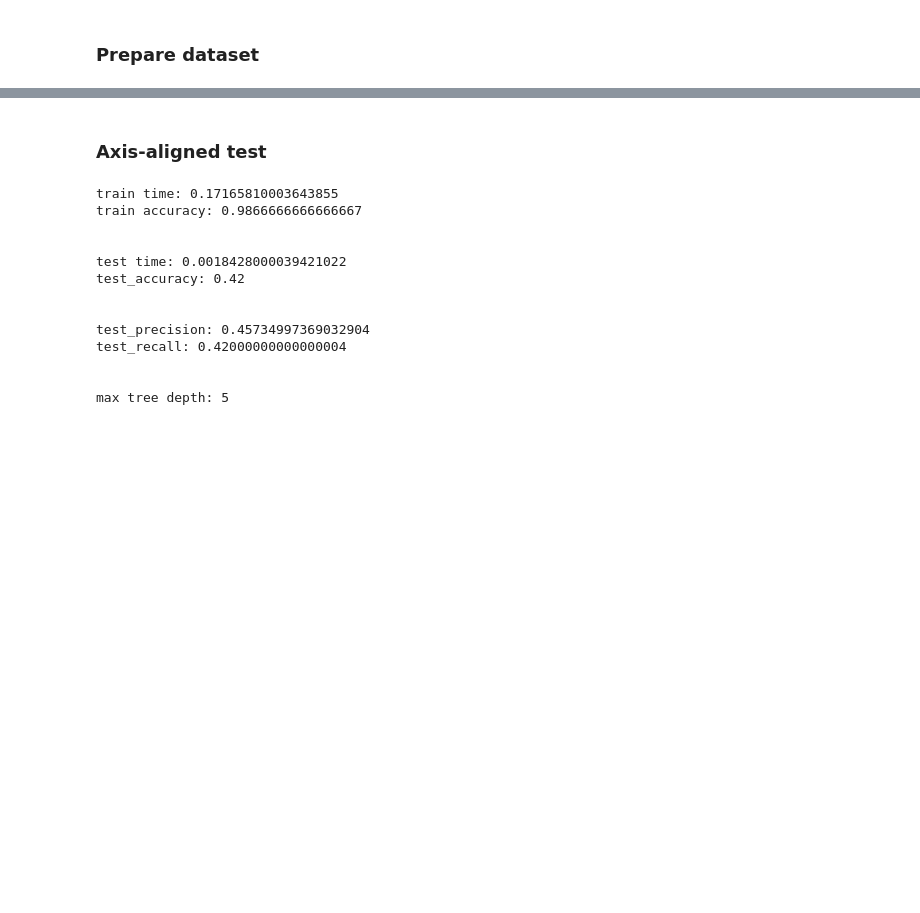
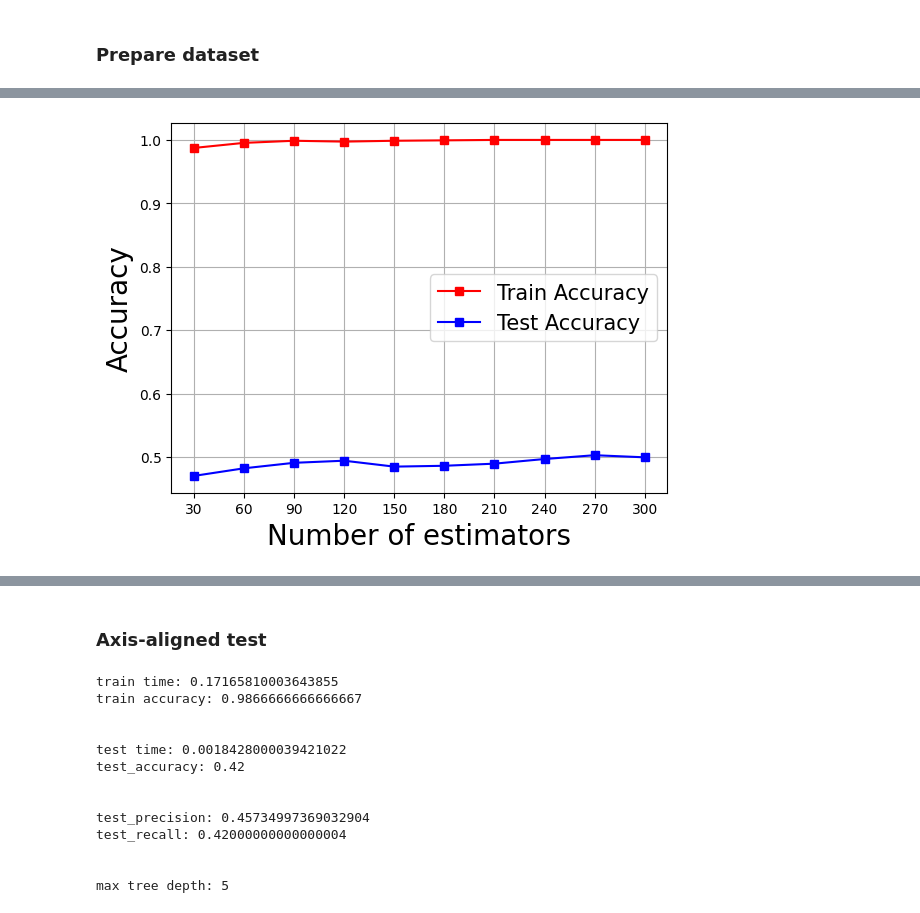
Before and after one commit to chuu-shin/CS485-Course-Work-2, a Jupyter notebook: Q3.ipynb, the cells around one changed output, grey strips where cells are left out. Cells and saved outputs as stored; diff of their text form; code cells hidden in the pictures; blank space fills up the shorter version.

```diff
--- a/Q3.ipynb
+++ b/Q3.ipynb
@@ -201,14 +226,13 @@ x_train.shape
 test_descriptors, test_labels = collect_descriptors_with_labels(test_path)
 print("Descriptor extraction completed.")
 
-test_bow_rf = []
-for descriptors in test_descriptors:
-    image_bow = create_rf_histogram(descriptors, rf_code, leaf_indices, max_leaf_nodes, ensemble=ensemble)
-    test_bow_rf.append(image_bow)
+start_time = time.perf_counter()
+test_bow = vq_process(test_descriptors, rf_code)
+vq_time = time.perf_counter() - start_time
 
-test_bow_rf = np.array(test_bow_rf)
+print(f'vector quantization test for train data: {vq_time}')
 
-x_test = test_bow_rf
+x_test = test_bow
 y_test = test_labels
 # %% [output]
 Descriptor extraction completed.
@@ -214,0 +303,15 @@ Descriptor extraction completed.
+# %%
+def draw_accuracy_graph(parameter_list, change_type, train_accuracy_list, test_accuracy_list):
+    plt.plot(parameter_list, train_accuracy_list, label='Train Accuracy', marker='s', linestyle='-', color='r')
+    plt.plot(parameter_list, test_accuracy_list, label='Test Accuracy', marker='s', linestyle='-', color='b')
+    plt.xticks(parameter_list)
+    if change_type == 'estimator':
+        plt.xlabel('Number of estimators', fontsize=20)
+    elif change_type == 'depth':
+        plt.xlabel('Maximum depth', fontsize=20)
+    elif change_type == 'randomness':
+        plt.xlabel('Randomness (ratio)', fontsize=20)
+    plt.ylabel('Accuracy', fontsize=20)
+    # plt.title('Accuracy over number of estimators')
+    plt.legend(fontsize=15)
+    plt.grid(True)
@@ -214,0 +333,11 @@ Descriptor extraction completed.
+# %%
+n_estimators_list = [i*30 for i in range(1,11)]
+max_depth_list = [i for i in range(3, 15)]
+randomness_parameter = [0.1 * i for i in range(3,11)]
+# %%
+# change number of estimators
+train_accuracy_list, test_accuracy_list, train_time_list, test_time_list = q2_measurements(n_estimators_list, 'estimator', 10)
+# %%
+draw_accuracy_graph(n_estimators_list, 'estimator', train_accuracy_list, test_accuracy_list)
+# %% [output]
+[figure, added]
```
Also changed, not shown: parts of 45 cells of this notebook, 3 other files.
